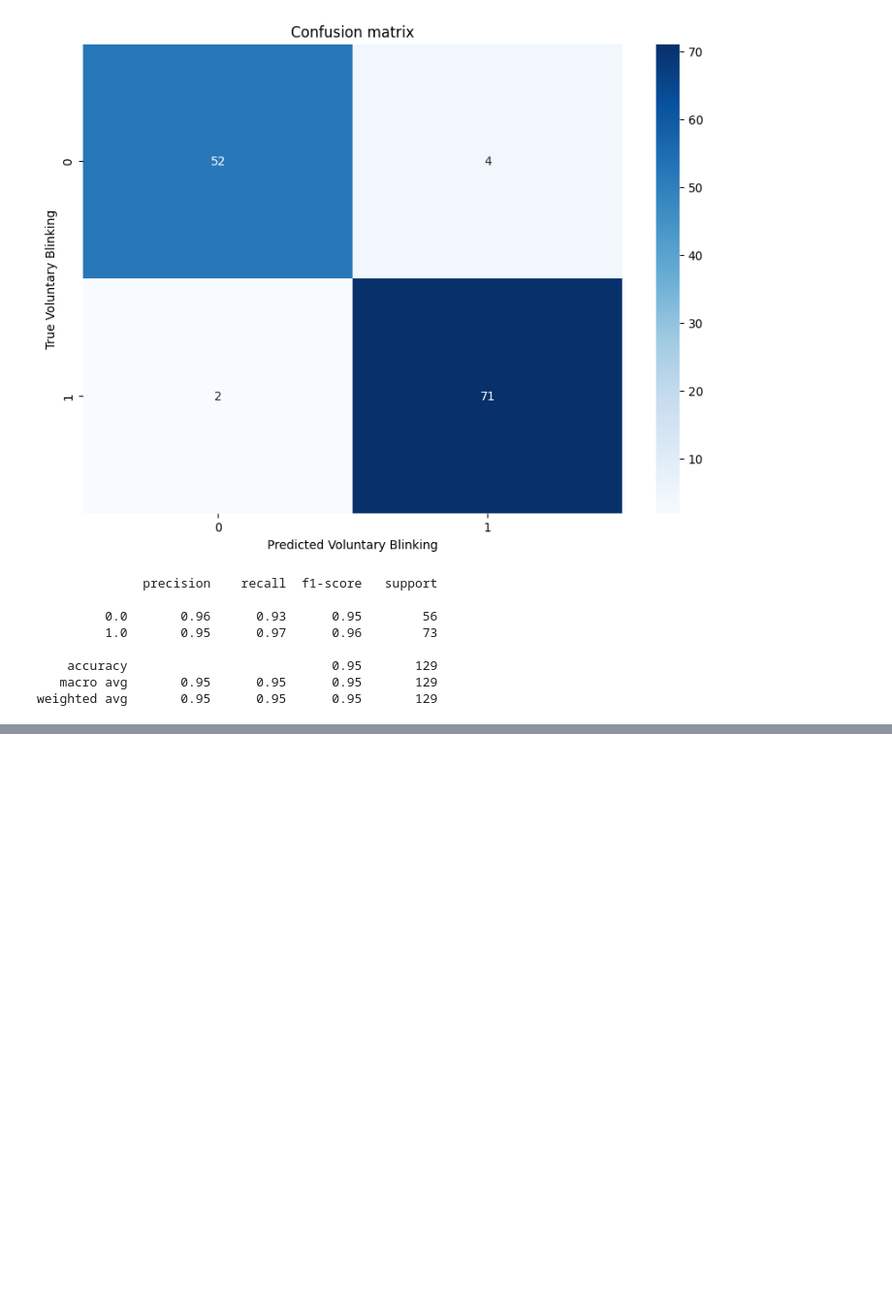
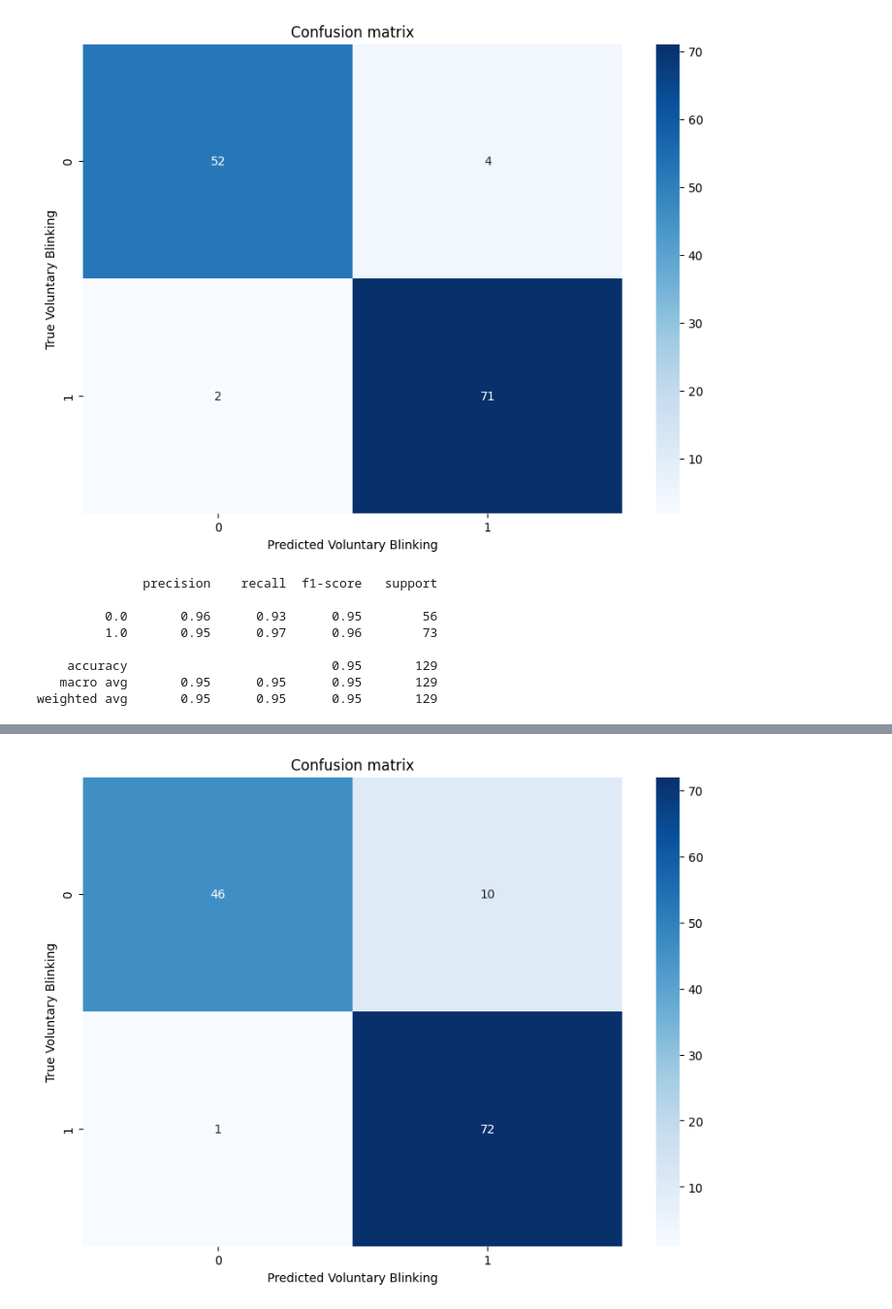
Before and after one commit to edwinsanjaya/bci-finalproject, a Jupyter notebook: neuro-neural.ipynb, the cells around one changed output, grey strips where cells are left out. Shown: that part at 97% size. Cells and saved outputs as stored; diff of their text form; code cells hidden in the pictures; blank space fills up the shorter version.

```diff
--- a/neuro-neural.ipynb
+++ b/neuro-neural.ipynb
@@ -136,0 +194,6 @@ weighted avg       0.95      0.95      0.95       129
+# %%
+# Split the data into training and temporary sets (70% training, 30% temporary)
+X_temp_jap, X_train_jap, y_temp_jap, y_train_jap = train_test_split(X_jap, y_jap, test_size=0.7, random_state=42, shuffle=True)
+
+# Split the temporary set into validation and test sets (50% validation, 50% test)
+X_val_jap, X_test_jap, y_val_jap, y_test_jap = train_test_split(X_temp_jap, y_temp_jap, test_size=0.5, random_state=42, shuffle=True)
@@ -136,0 +251,16 @@ weighted avg       0.95      0.95      0.95       129
+# %%
+# predict the values from the test dataset
+y_pred_jap = model_jap.predict(X_test_jap)
+y_pred_jap = [1 if y_jap >= 0.5 else 0 for y_jap in y_pred_jap]  # transform probabilities into binary outputs
+
+# Compute the confusion matrix
+conf_mat_jap = confusion_matrix(y_test_jap, y_pred_jap)
+
+# Plot the confusion matrix
+plt.figure(figsize=(10, 7))
+sns.heatmap(conf_mat_jap, annot=True, fmt='d', cmap="Blues")
+plt.title('Confusion matrix')
+plt.xlabel('Predicted Voluntary Blinking')
+plt.ylabel('True Voluntary Blinking')
+plt.show()
+# %% [output]
@@ -136,0 +268 @@ weighted avg       0.95      0.95      0.95       129
+[figure, added]
```
Also changed, not shown: parts of 5 cells of this notebook, 1 other file.
